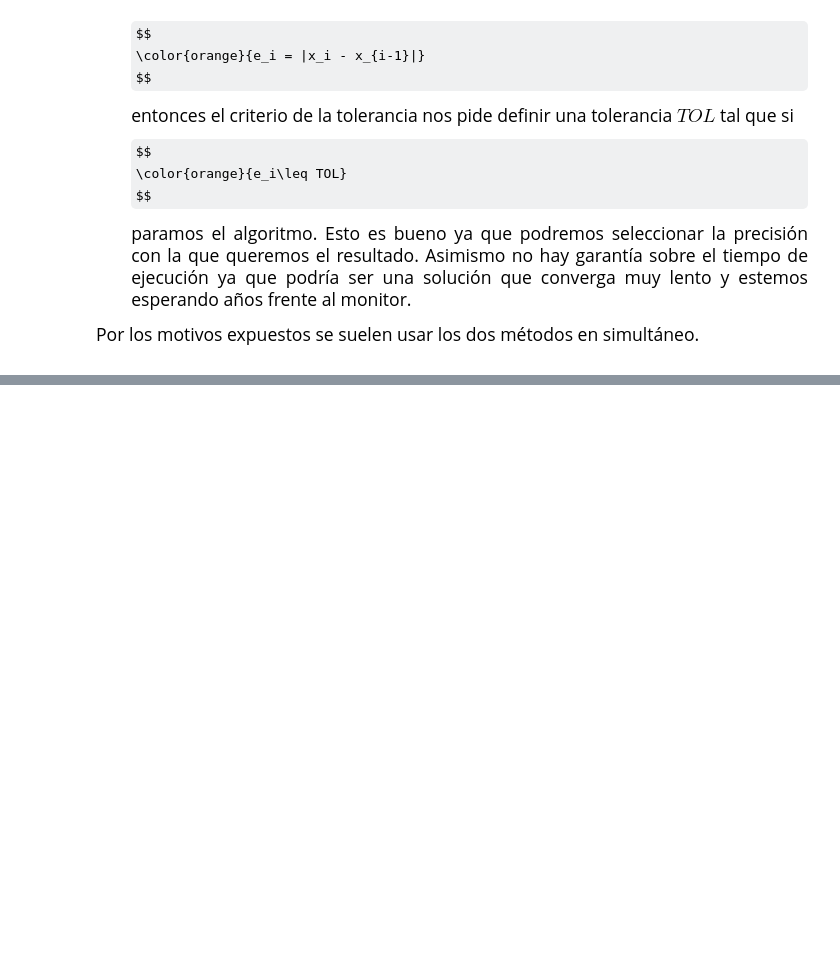
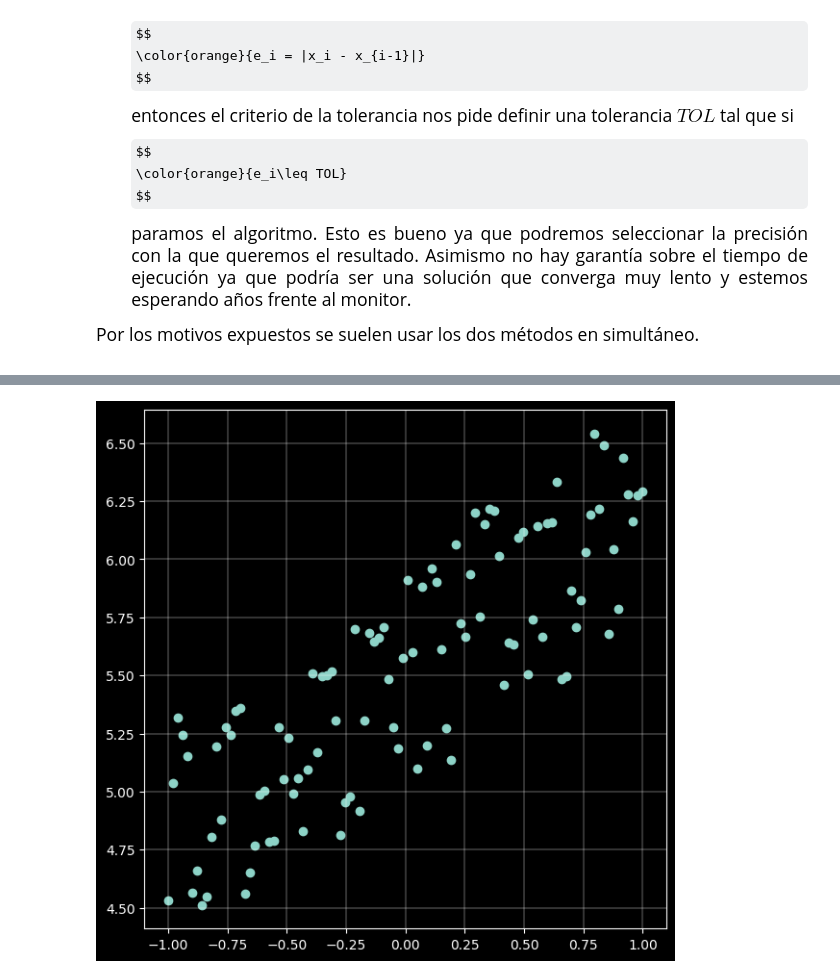
Before and after one commit to SunFanton/python-courses, a Jupyter notebook: maths-for-ai/5_Optimizacion/Optimizacion.ipynb, the cells around one changed output, grey strips where cells are left out. Saved outputs shown, nothing was run; the diff lists cells and outputs as text; code cells hidden in the pictures; some formulas as TeX source; blank space fills up the shorter version.

```diff
--- a/maths-for-ai/5_Optimizacion/Optimizacion.ipynb
+++ b/maths-for-ai/5_Optimizacion/Optimizacion.ipynb
@@ -813,0 +938,11 @@ Por los motivos expuestos se suelen usar los dos métodos en simultáneo.
+# %%
+b0_true = 5 # asumimos que el valor de b0 que queremos encontrar es este
+b1_true = 0.7 # asumimos que el valor de b1 que queremos encontrar es este
+x_rl = np.linspace(-1,1,100)
+y_rl = x_rl*b1_true + b0_true + np.random.random(x_rl.shape) # esto último son errores aleatorios que agregamos a estas observaciones "reales" mockeadas que armamos
+
+fig = plt.figure(figsize=(7,7))
+_ = plt.scatter(x_rl,y_rl)
+_ = plt.grid(linewidth=0.3)
+# %% [output]
+[figure, added]
```
Also changed, not shown: parts of 20 cells of this notebook, 1 other file.
